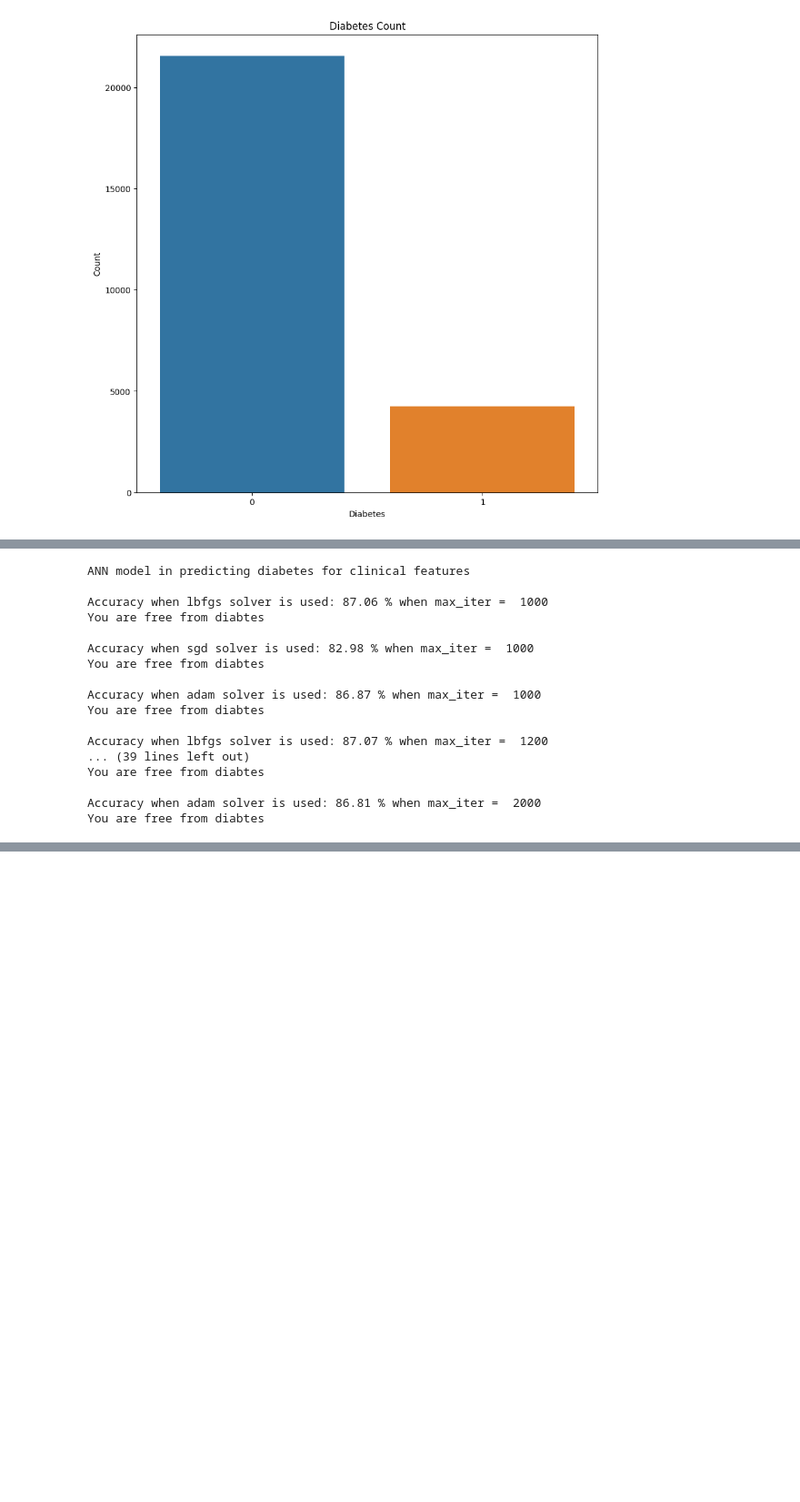
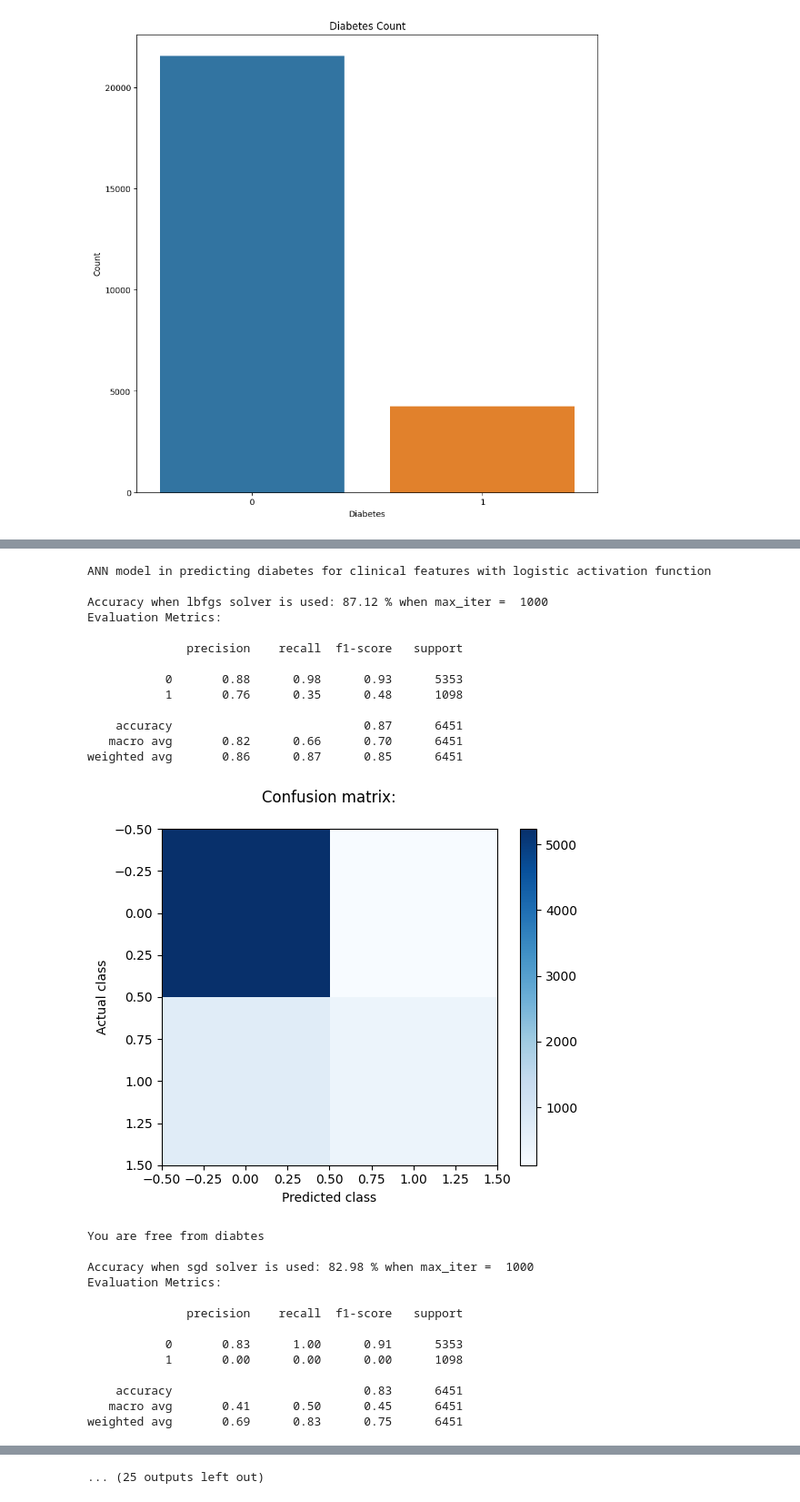
Before and after one commit to pdpavandesai/MergingDiabetesData, a Jupyter notebook: ModelBuilding_WithoutClinicalFeatures.ipynb, the cells around one changed output, grey strips where cells are left out. Shown at 91% size. Cells and saved outputs as stored; diff of their text form; code cells hidden in the pictures; blank space fills up the shorter version.

```diff
--- a/ModelBuilding_WithoutClinicalFeatures.ipynb
+++ b/ModelBuilding_WithoutClinicalFeatures.ipynb
@@ -138,39 +219,65 @@ You are free from diabtes
 # %%
 # Creating ANN with different solvers and with max_iterations
 print('ANN model in predicting diabetes for clinical features with logistic activation function\n')
 for max_iterations in range(1000,2200,200):
   for solvers in ['lbfgs','sgd','adam']:
     model_sgd = MLPClassifier(hidden_layer_sizes=(128, 64, 32), activation='logistic', solver=solvers, max_iter= max_iterations)
     # Training model_sgd
     model_sgd.fit(X_train, y_train)
     # Evaluate model_sgd on test set
     accuracy = model_sgd.score(X_test, y_test)
     accuracy = round(accuracy*100,2)
     print('Accuracy when', solvers, 'solver is used:', accuracy,'% when max_iter = ',max_iterations)
     # Make predictions on new data
     new_data = pd.DataFrame({'Age': [10], 'BMI': [34], 'HighChol': [1], 'HighBP': [1]})
     predictions_sgg_model_sgd = model_sgd.predict(new_data)
+
+    y_pred = model_sgd.predict(X_test)
+    print('Evaluation Metrics:\n')
+    print(classification_report(y_test, y_pred))
+
+    confusion_mat = confusion_matrix(y_test, y_pred)
+
+    # Plot the confusion matrix
+    plt.imshow(confusion_mat, cmap='Blues', interpolation='nearest')
+    plt.xlabel('Predicted class')
+    plt.ylabel('Actual class')
+    plt.colorbar()
+    plt.title('Confusion matrix:\n')
+    plt.show()
+
+
     if predictions_sgg_model_sgd == 1:
       print('You have diabetes')
       print('')
     else:
       print('You are free from diabtes')
       print('')
 # %% [output]
-ANN model in predicting diabetes for clinical features
+ANN model in predicting diabetes for clinical features with logistic activation function
 
-Accuracy when lbfgs solver is used: 87.06 % when max_iter =  1000
-You are free from diabtes
+Accuracy when lbfgs solver is used: 87.12 % when max_iter =  1000
+Evaluation Metrics:
 
-Accuracy when sgd solver is used: 82.98 % when max_iter =  1000
-You are free from diabtes
+              precision    recall  f1-score   support
 
-Accuracy when adam solver is used: 86.87 % when max_iter =  1000
-You are free from diabtes
+           0       0.88      0.98      0.93      5353
+           1       0.76      0.35      0.48      1098
 
-Accuracy when lbfgs solver is used: 87.07 % when max_iter =  1200
-... (39 lines left out)
-You are free from diabtes
-
-Accuracy when adam solver is used: 86.81 % when max_iter =  2000
-You are free from diabtes
+    accuracy                           0.87      6451
+   macro avg       0.82      0.66      0.70      6451
+weighted avg       0.86      0.87      0.85      6451
+[figure, added]
+You are free from diabtes
+
+Accuracy when sgd solver is used: 82.98 % when max_iter =  1000
+Evaluation Metrics:
+
+              precision    recall  f1-score   support
+
+           0       0.83      1.00      0.91      5353
+           1       0.00      0.00      0.00      1098
+
+    accuracy                           0.83      6451
+   macro avg       0.41      0.50      0.45      6451
+weighted avg       0.69      0.83      0.75      6451
@@ -177,3 +341,4 @@ You are free from diabtes
+... (25 outputs left out)
 # %%
 # Splitting data into training & testing data
 X_train_lr, X_test_lr, y_train_lr, y_test_lr = train_test_split(fmds_copy.drop('Diabetes', axis=1), fmds_copy['Diabetes'], test_size=0.25, random_state=42)
```
Also changed, not shown: parts of 5 cells of this notebook.
